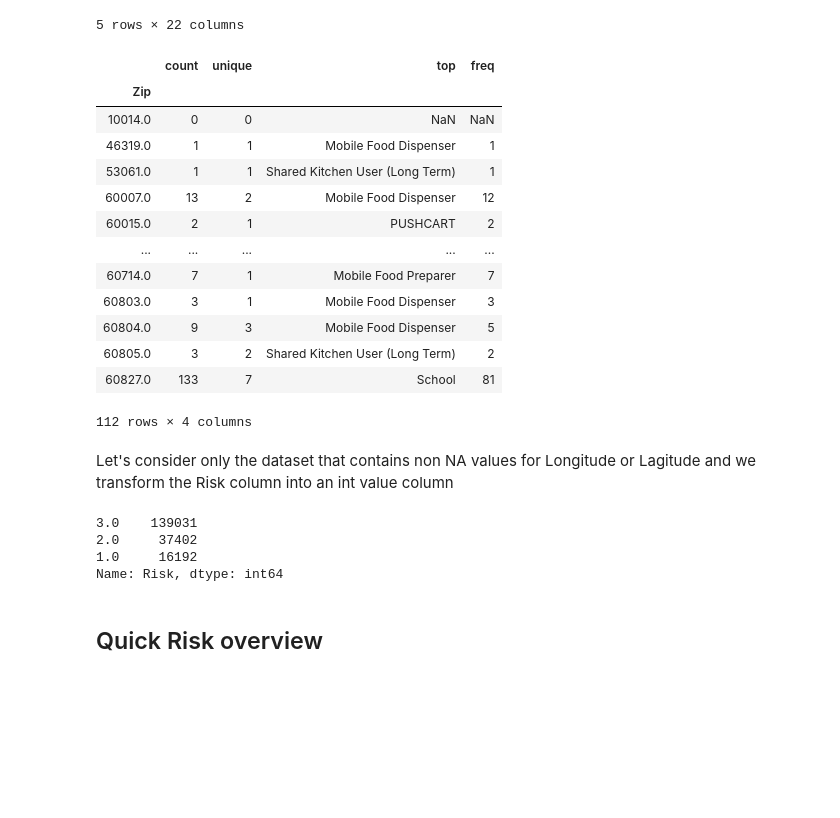
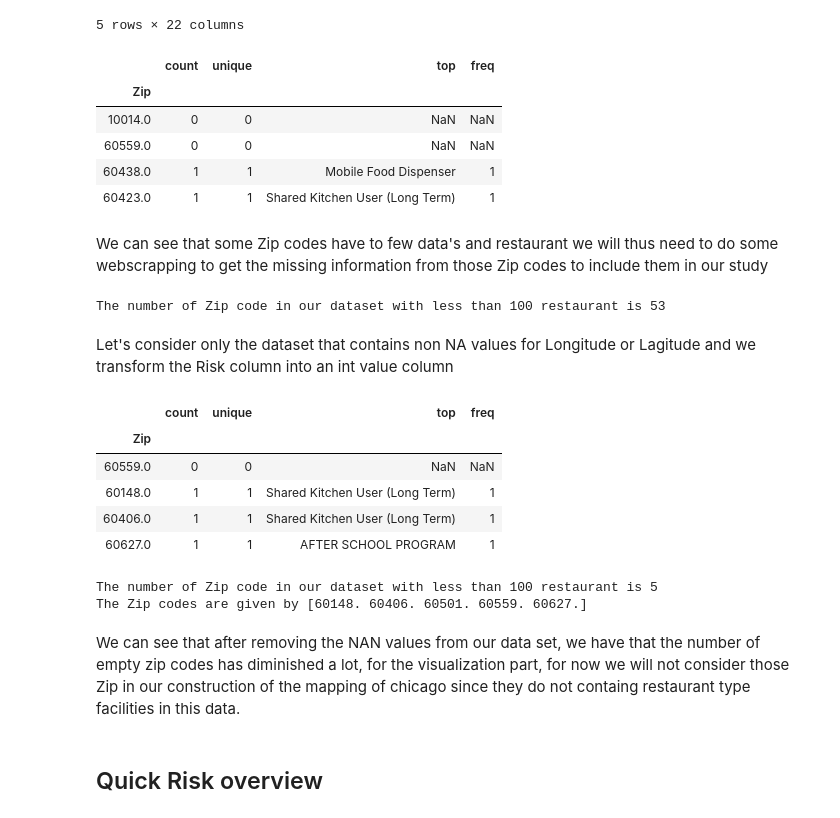
Before and after one commit to adr1anh/DeepDish, a Jupyter notebook: Food Inspection_Marc.ipynb, the cells around one changed output. Cells and saved outputs as stored; diff of their text form; code cells hidden in the pictures; blank space fills up the shorter version.

```diff
--- a/Food Inspection_Marc.ipynb
+++ b/Food Inspection_Marc.ipynb
@@ -20,22 +21,4 @@ data.head()
 | 3 | 2345370 | CAFE BALLOU | CAFE BALLOU & DELI | 2433048.0 | Restaurant | Risk 1 (High) | 939 N WESTERN AVE | CHICAGO | IL | ... |
 | 4 | 2345376 | GARIBAY POULTRY | GARIBAY POULTRY | 1908500.0 | CUSTOM POULTRY SLAUGHTER | Risk 2 (Medium) | 2100 S CALIFORNIA AVE | CHICAGO | IL | ... |
 5 rows × 22 columns
-# %%
-D = data.groupby("Zip")["Facility Type"].describe()
-D
-# %% [output]
-|  | count | unique | top | freq |
-| Zip |  |  |  |  |
-| 10014.0 | 0 | 0 | NaN | NaN |
-| 46319.0 | 1 | 1 | Mobile Food Dispenser | 1 |
-| 53061.0 | 1 | 1 | Shared Kitchen User (Long Term) | 1 |
-| 60007.0 | 13 | 2 | Mobile Food Dispenser | 12 |
-| 60015.0 | 2 | 1 | PUSHCART | 2 |
-| ... | ... | ... | ... | ... |
-| 60714.0 | 7 | 1 | Mobile Food Preparer | 7 |
-| 60803.0 | 3 | 1 | Mobile Food Dispenser | 3 |
-| 60804.0 | 9 | 3 | Mobile Food Dispenser | 5 |
-| 60805.0 | 3 | 2 | Shared Kitchen User (Long Term) | 2 |
-| 60827.0 | 133 | 7 | School | 81 |
-112 rows × 4 columns
 # %%
@@ -42,6 +26,23 @@ D
 data['year']=data['Inspection Date'].apply(lambda x:x.split('-')[0]).astype(int)
 data['month']=data['Inspection Date'].apply(lambda x:x.split('-')[1]).astype(int)
 data['day']=data['Inspection Date'].apply(lambda x:x.split('-')[2].split('T')[0]).astype(int)
+# %%
+# Let's look in detail to the Zip code
+full_zip = data.groupby("Zip")["Facility Type"].describe()
+full_zip.sort_values(by= "count", ascending=True).head(4)
+# %% [output]
+|  | count | unique | top | freq |
+| Zip |  |  |  |  |
+| 10014.0 | 0 | 0 | NaN | NaN |
+| 60559.0 | 0 | 0 | NaN | NaN |
+| 60438.0 | 1 | 1 | Mobile Food Dispenser | 1 |
+| 60423.0 | 1 | 1 | Shared Kitchen User (Long Term) | 1 |
+# %% [markdown]
+We can see that some Zip codes have to few data's and restaurant we will thus need to do some webscrapping to get the missing information from those Zip codes to include them in our study
+# %%
+print("The number of Zip code in our dataset with less than 100 restaurant is",len(full_zip[full_zip["count"]<100]))
+# %% [output]
+The number of Zip code in our dataset with less than 100 restaurant is 53
 # %% [markdown]
 Let's consider only the dataset that contains non NA values for Longitude or Lagitude and we transform the Risk column into an int value column
 # %%
@@ -49,15 +50,27 @@ loc= data[["Latitude","Longitude","AKA Name","Risk"]]
 missing = loc[loc.isnull().any(axis = 1)]
 data_removed = data.drop(missing.index)
 data_removed = data_removed.reset_index()
-data_removed["Risk"] = data_removed["Risk"].replace(to_replace =["Risk 3 (Low)", "Risk 2 (Medium)", "Risk 1 (High)","All"],
-                            value =[1,2,3,3])
-data_removed.Risk = data_removed.Risk.astype(float)
-data_removed["Risk"].value_counts()
+data_removed["Risk"] = data_removed["Risk"].replace(to_replace =["All"],
+                            value =["Risk 1 (High)"])
-# %% [output]
-3.0    139031
-2.0     37402
-1.0     16192
-Name: Risk, dtype: int64
+# %%
+# Let's look in detail to the Zip code in order to drop those
+restricted_zip = data_removed.groupby("Zip")["Facility Type"].describe()
+restricted_zip.sort_values(by= "count", ascending=True).head(4)
+# %% [output]
+|  | count | unique | top | freq |
+| Zip |  |  |  |  |
+| 60559.0 | 0 | 0 | NaN | NaN |
+| 60148.0 | 1 | 1 | Shared Kitchen User (Long Term) | 1 |
+| 60406.0 | 1 | 1 | Shared Kitchen User (Long Term) | 1 |
+| 60627.0 | 1 | 1 | AFTER SCHOOL PROGRAM | 1 |
+# %%
+print("The number of Zip code in our dataset with less than 100 restaurant is",len(restricted_zip[restricted_zip["count"]<100]))
+print("The Zip codes are given by",restricted_zip[restricted_zip["count"]<100].index.values)
+# %% [output]
+The number of Zip code in our dataset with less than 100 restaurant is 5
+The Zip codes are given by [60148. 60406. 60501. 60559. 60627.]
+# %% [markdown]
+We can see that after removing the NAN values from our data set, we have that the number of empty zip codes has diminished a lot, for the visualization part, for now we will not consider those Zip in our construction of the mapping of chicago since they do not containg restaurant type facilities in this data.
 # %% [markdown]
 ## Quick Risk overview
 # %% [markdown]
```
Also changed, not shown: parts of 28 cells of this notebook.
